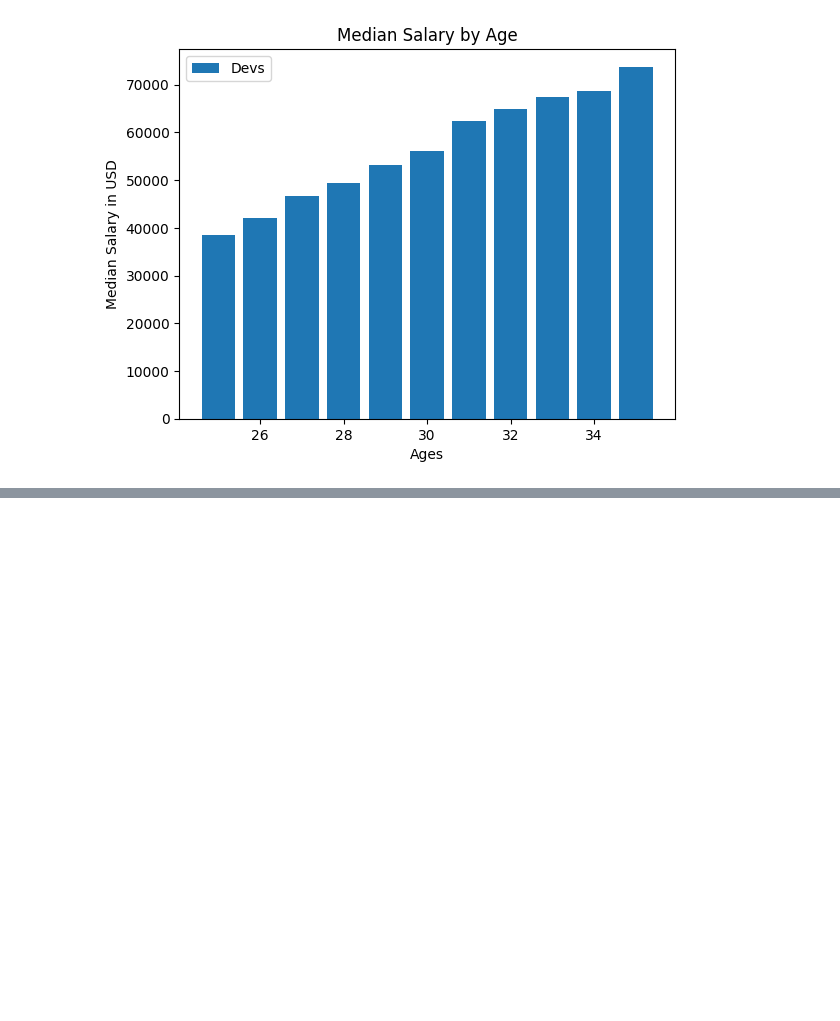
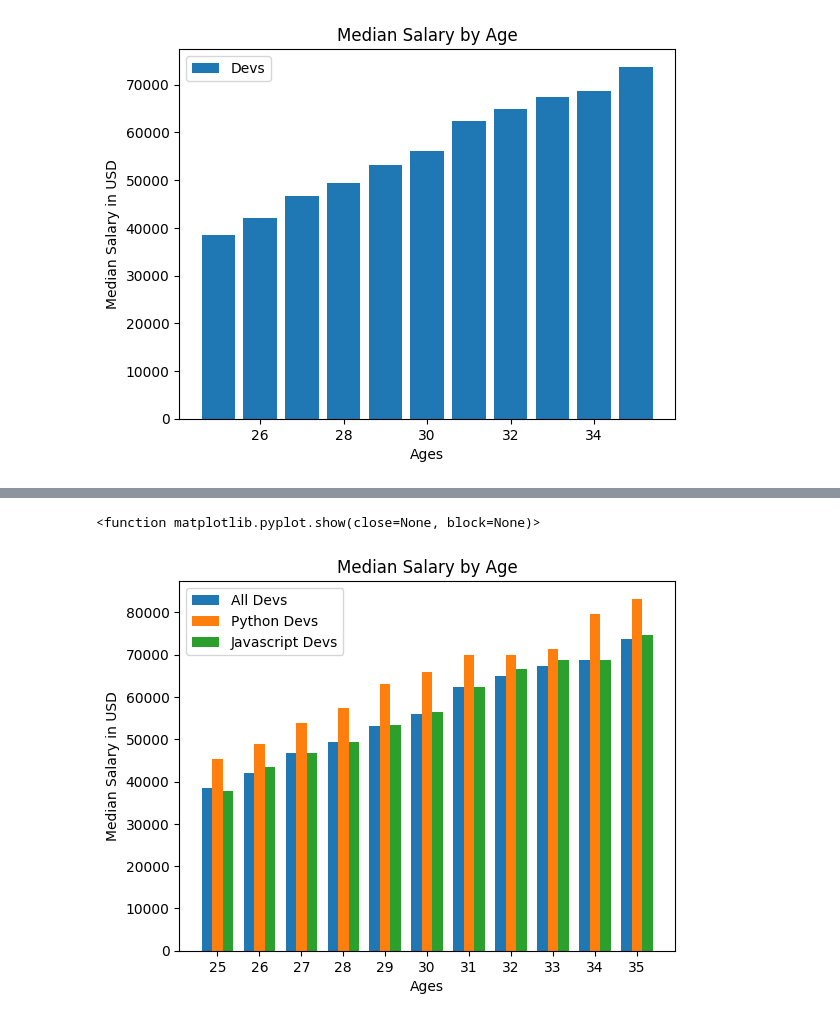
Before and after one commit to V-Adithya/DAV-Python, a Jupyter notebook: DAV Labsheet 2.ipynb, the cells around one changed output, grey strips where cells are left out. Drawn from its saved outputs; the diff is of its cells as text; code cells hidden in the pictures; blank space fills up the shorter version.

```diff
--- a/DAV Labsheet 2.ipynb
+++ b/DAV Labsheet 2.ipynb
@@ -19,0 +49,15 @@ plt.show
+# %%
+x_indexes=np.arange(len(x))
+width=0.25
+plt.bar(x_indexes - width,devs_y,width=width,label="All Devs")
+plt.bar(x_indexes,py_devs_y,width=width,label="Python Devs")
+plt.bar(x_indexes + width,js_devs_y,width=width,label="Javascript Devs")
+plt.xlabel("Ages")
+plt.ylabel("Median Salary in USD")
+plt.title("Median Salary by Age")
+plt.xticks(ticks=x_indexes,labels=x)
+plt.legend()
+plt.show
+# %% [output]
+<function matplotlib.pyplot.show(close=None, block=None)>
+[figure, added]
```
Also changed, not shown: parts of 3 cells of this notebook.
